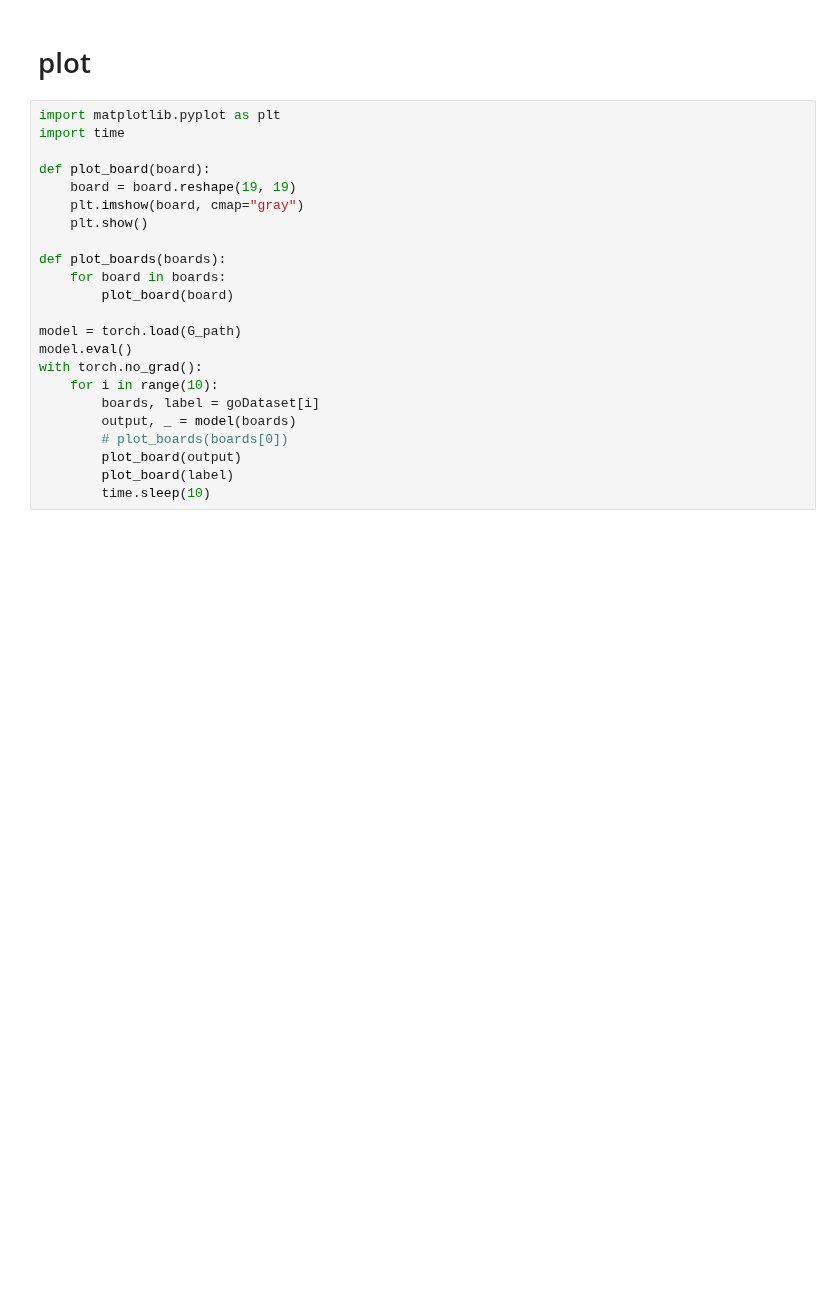
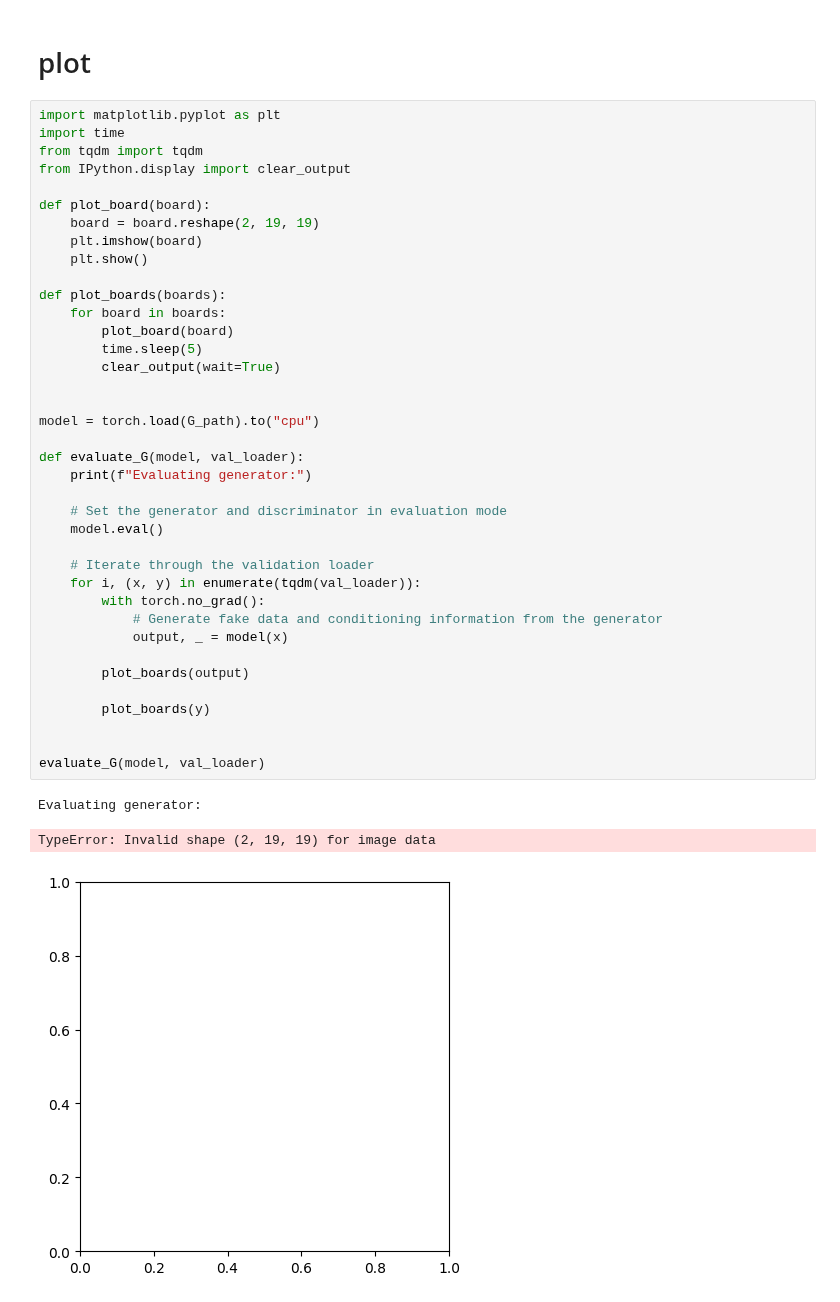
Before and after one commit to MeowOhMeow/Go, a Jupyter notebook: plot output.ipynb, the cells around one changed output. Cells and saved outputs as stored; diff of their text form; blank space fills up the shorter version.

Commit message:
plot

```diff
--- a/plot output.ipynb
+++ b/plot output.ipynb
@@ -102,23 +531,42 @@ G_path='data/models/gen/0_epoch310.pth'
 # %%
 import matplotlib.pyplot as plt
 import time
+from tqdm import tqdm
+from IPython.display import clear_output
 
 def plot_board(board):
-    board = board.reshape(19, 19)
-    plt.imshow(board, cmap="gray")
+    board = board.reshape(2, 19, 19)
+    plt.imshow(board)
     plt.show()
 
 def plot_boards(boards):
     for board in boards:
         plot_board(board)
+        time.sleep(5)
+        clear_output(wait=True)
 
-model = torch.load(G_path)
-model.eval()
-with torch.no_grad():
-    for i in range(10):
-        boards, label = goDataset[i]
-        output, _ = model(boards)
-        # plot_boards(boards[0])
-        plot_board(output)
-        plot_board(label)
-        time.sleep(10)
+
+model = torch.load(G_path).to("cpu")
+
+def evaluate_G(model, val_loader):
+    print(f"Evaluating generator:")
+
+    # Set the generator and discriminator in evaluation mode
+    model.eval()
+
+    # Iterate through the validation loader
+    for i, (x, y) in enumerate(tqdm(val_loader)):
+        with torch.no_grad():
+            # Generate fake data and conditioning information from the generator
+            output, _ = model(x)
+
+        plot_boards(output)
+
+        plot_boards(y)
+
+
+evaluate_G(model, val_loader)
+# %% [output]
+Evaluating generator:
+TypeError: Invalid shape (2, 19, 19) for image data
+[figure, added]
```
Also changed, not shown: parts of 5 cells of this notebook.
